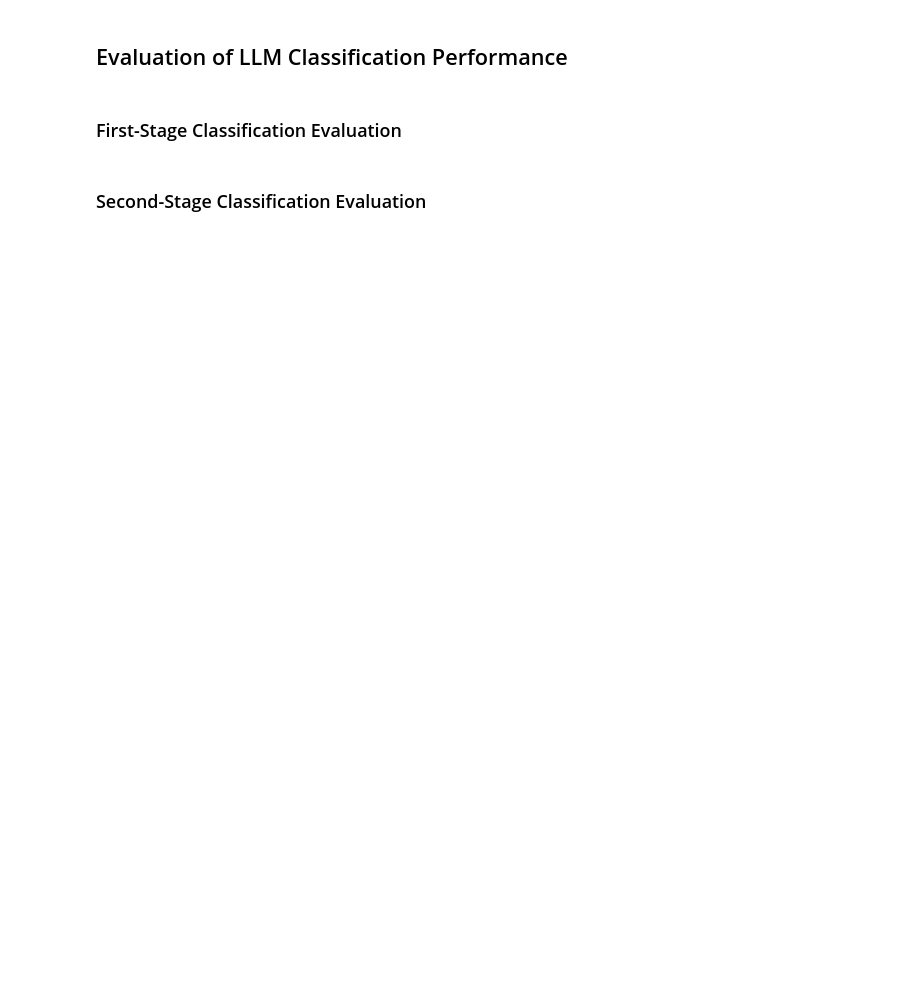
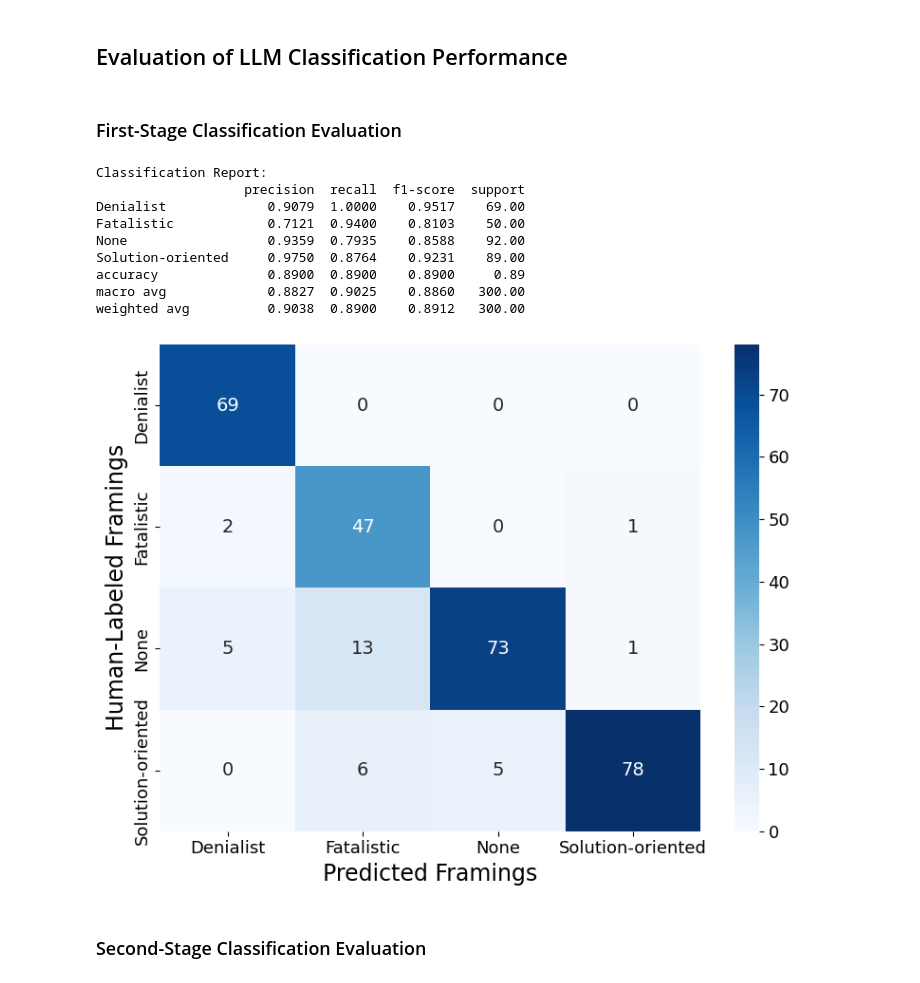
Before and after one commit to TheWarhaus/From-Solutions-to-Denial-Replication-Package, a Jupyter notebook: annotation_evaluation.ipynb, the cells around one changed output. Saved outputs shown, nothing was run; the diff lists cells and outputs as text; code cells hidden in the pictures; blank space fills up the shorter version.

```diff
--- a/annotation_evaluation.ipynb
+++ b/annotation_evaluation.ipynb
@@ -4,22 +4,25 @@ import matplotlib.pyplot as plt
 from sklearn.metrics import accuracy_score, confusion_matrix, classification_report
 import seaborn as sns
 # %%
-data = pd.read_stata('speech_data.dta')
+speech = pd.read_stata('speech_data.dta')
+voting = pd.read_stata('vote_data.dta')
 # %% [markdown]
 ## Descriptive Statistics
 # %%
-variables = ['vote_against', 'gal_tan','v4_d', 'nordic_d', 'pigs_d', 'GDP_per_capita',
-             'gender_num', 'newcomer_num', 'Tenure']
+speech['against_only'] = (speech['vote_outcome'] == 2).astype(int)
+
+variables = ['against_only', 'vote_against', 'gal_tan','v4_d' ,'nordic_d', 'pigs_d', 'eurobar_climate_problem_std', 'log_GDP_pc_std', 'renewable_share_std', 'log_emissions_pc_std',
+             'gender_num']
 
 stats_df = pd.DataFrame(index=variables,
                         columns=['Observations', 'Mean', 'SD', 'Min', 'Max'])
 
 for var in variables:
-    stats_df.loc[var, 'Observations'] = data[var].count()
-    stats_df.loc[var, 'Mean'] = data[var].mean()
-    stats_df.loc[var, 'SD'] = data[var].std()
-    stats_df.loc[var, 'Min'] = data[var].min()
-    stats_df.loc[var, 'Max'] = data[var].max()
+    stats_df.loc[var, 'Observations'] = speech[var].count()
+    stats_df.loc[var, 'Mean'] = speech[var].mean()
+    stats_df.loc[var, 'SD'] = speech[var].std()
+    stats_df.loc[var, 'Min'] = speech[var].min()
+    stats_df.loc[var, 'Max'] = speech[var].max()
 
 stats_df = stats_df.apply(pd.to_numeric)
 stats_df = stats_df.round(2)
@@ -35,7 +84,7 @@ evaluation_df = pd.read_csv('evaluation_df.csv')
 
 # Add predicted classes
 evaluation_df = evaluation_df.merge(
-    data[['ID', 'framing_final']],
+    speech[['ID', 'framing_final']],
     on='ID',
     how='left'
 )
@@ -63,33 +112,44 @@ def calculate_framing_metrics(df):
     report_df = pd.DataFrame(report).transpose()
     print("\nClassification Report:")
     print(report_df.round(4))
 
     fig, ax = plt.subplots(figsize=(8, 6))
 
     sns.heatmap(
         cm_df,
         annot=True,
         fmt='d',
         cmap='Blues',
         cbar_kws={'label': 'Count'},
         annot_kws={"size": 14},
         ax=ax
     )
 
     ax.set_xlabel('Predicted Framings', fontsize=17)
     ax.set_ylabel('Human-Labeled Framings', fontsize=17)
     ax.tick_params(axis='both', labelsize=13)
 
     cbar = ax.collections[0].colorbar
     cbar.ax.tick_params(labelsize=13)
     cbar.ax.set_ylabel('', fontsize=14)
 
     plt.tight_layout()
 
     return accuracy, cm_df, report_df
 
 
 result = calculate_framing_metrics(evaluation_df)
+# %% [output]
+Classification Report:
+                   precision  recall  f1-score  support
+Denialist             0.9079  1.0000    0.9517    69.00
+Fatalistic            0.7121  0.9400    0.8103    50.00
+None                  0.9359  0.7935    0.8588    92.00
+Solution-oriented     0.9750  0.8764    0.9231    89.00
+accuracy              0.8900  0.8900    0.8900     0.89
+macro avg             0.8827  0.9025    0.8860   300.00
+weighted avg          0.9038  0.8900    0.8912   300.00
+[figure, added]
 # %% [markdown]
 ### Second-Stage Classification Evaluation
 # %%
```
Also changed, not shown: parts of 3 cells of this notebook, 4 other files.
